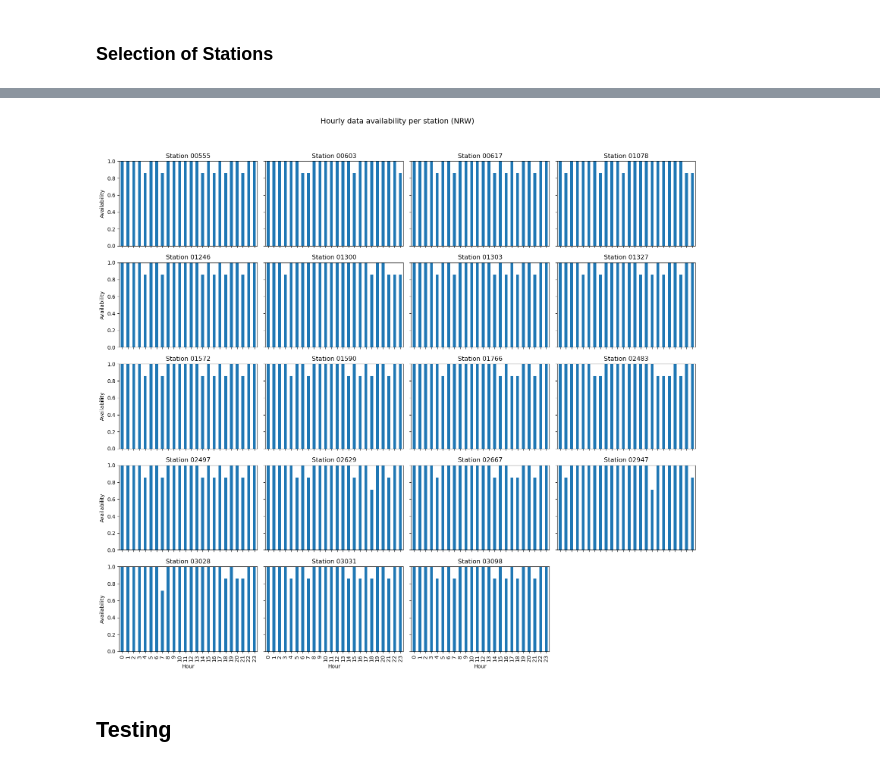
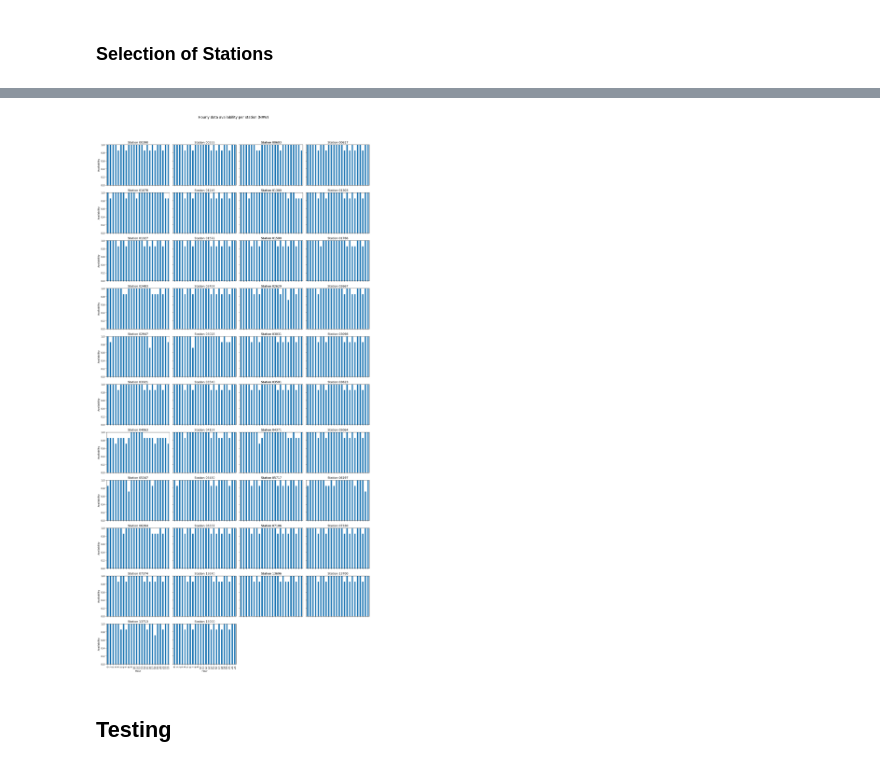
Before and after one commit to Hornston3/earth-system-data-processing, a Jupyter notebook: data_access/project/project_esdp.ipynb, the cells around one changed output, grey strips where cells are left out. Drawn from its saved outputs; the diff is of its cells as text; code cells hidden in the pictures.

```diff
--- a/data_access/project/project_esdp.ipynb
+++ b/data_access/project/project_esdp.ipynb
@@ -260,8 +260,10 @@ def find_stations(variable, mode, state, start_date, end_date):
 
     stations_nrw = stations_nrw.sort_values("STATIONS_ID").reset_index(drop=True)
 
-    print("All stations parsed:", len(stations))
-    print(f"{state} stations covering full period:", len(stations_nrw))
+    #print("All stations parsed:", len(stations))
+    #print(f"{state} stations covering full period:", len(stations_nrw))
+
+    return stations_nrw
 # %%
 find_stations(
     variable="air_temperature",
@@ -276,7 +282,18 @@ Nordrhein-Westfalen stations covering full period: 42
 # %%
+stations_df = find_stations(
+        variable="air_temperature",
+        mode="recent",
+        state="Nordrhein-Westfalen",
+        start_date="2026-01-01",
+        end_date="2026-01-24",
+    )
+
 stations_gdf = gpd.GeoDataFrame(
-    stations_nrw,
-    geometry=gpd.points_from_xy(stations_nrw.lon, stations_nrw.lat),
+    stations_df,
+    geometry=gpd.points_from_xy(
+        stations_df.lon,
+        stations_df.lat
+    ),
     crs="EPSG:4326"
 )
 
@@ -312,7 +329,7 @@ for _, row in stations_gdf.iterrows():
         row.geometry.x,
         row.geometry.y,
         str(row["STATIONS_ID"]),
-        fontsize=9,
+        fontsize=6,
         ha="left",
         va="top"
     )
@@ -322,7 +339,7 @@ for _, row in stations_gdf.iterrows():
         row.geometry.x,
         row.geometry.y,
         str(row["stations_name"]),
-        fontsize=9,
+        fontsize=10,
         ha="right",
         va="bottom"
     )
@@ -387,7 +406,7 @@ plt.ylim(0, 1)
 plt.tight_layout()
 plt.show()
 # %%
-station_ids = ["00555","00603","00617","01078","01246","01300","01303","01327","01572","01590","01766","02483","02497","02629","02667","02947","03028","03031","03098"]
+station_ids = stations_df["STATIONS_ID"].tolist()
 
 df_hourly_all = download_DWD_data_multi(
     variable="air_temperature",
@@ -412,34 +431,34 @@ fig, axes = plt.subplots(
     figsize=(4 * n_cols, 3 * n_rows),
     sharey=True,
     sharex=True
 )
 
 axes = axes.flatten()
 
 for ax, station_id in zip(axes, stations):
     df_s = df_hourly_all[df_hourly_all["STATIONS_ID"] == station_id]
 
     availability_by_hour = (
         df_s.groupby("hour")["air_temperature"]
             .apply(lambda s: s.notna().mean())
             .reindex(range(24), fill_value=0.0)
     )
 
     availability_by_hour.plot(kind="bar", ax=ax)
     ax.set_title(f"Station {station_id}")
     ax.set_ylim(0, 1)
     ax.set_xlabel("Hour")
     ax.set_ylabel("Availability")
 
 # hide unused subplots
 for ax in axes[len(stations):]:
     ax.axis("off")
 
 fig.suptitle("Hourly data availability per station (NRW)", fontsize=14)
 plt.tight_layout(rect=[0, 0, 1, 0.95])
 plt.show()
 # %% [output]
-[figure, old version]
+[figure, new version]
 # %% [markdown]
 ## Testing
 # %%
```
Also changed, not shown: parts of 2 cells of this notebook.
